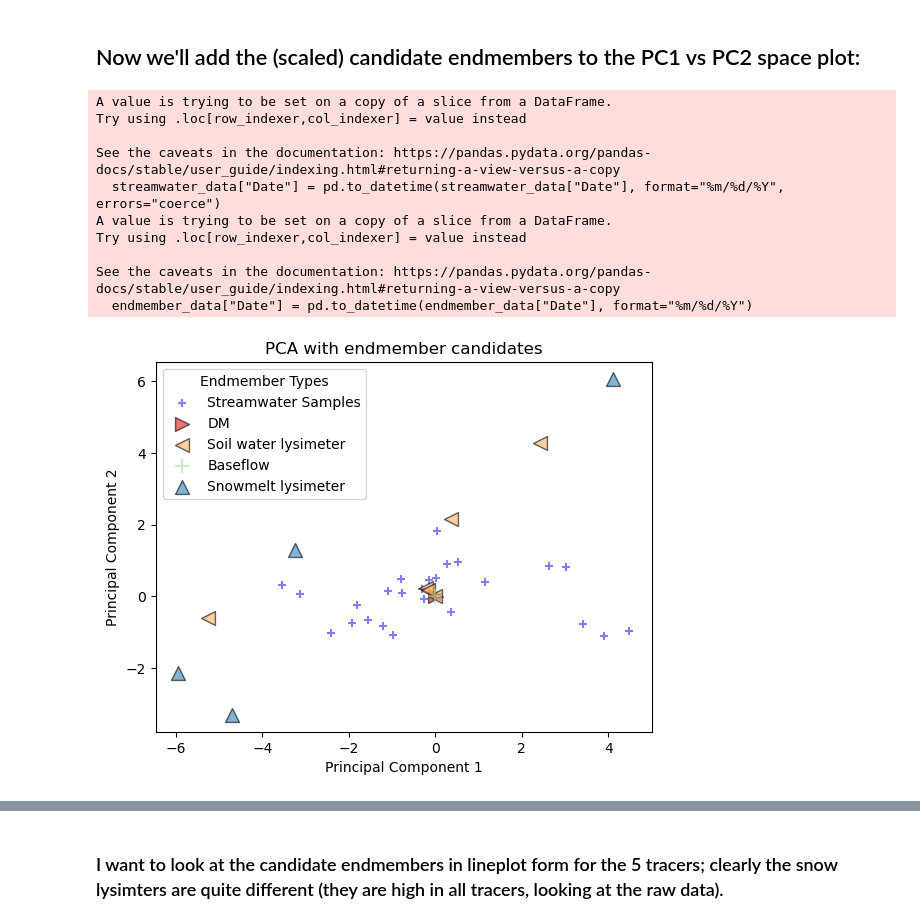
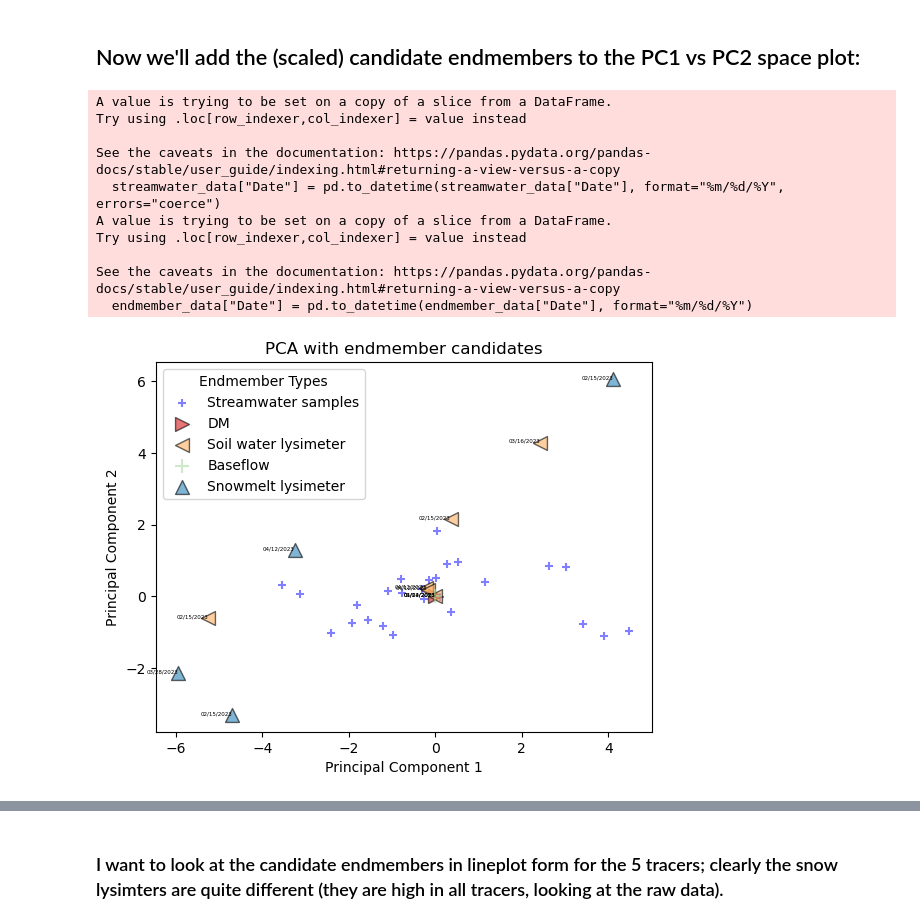
Before and after one commit to MeganEDuffy/EMMA, a Jupyter notebook: EMMA/Hungerford_2023_ISCO_PCA.ipynb, the cells around one changed output, grey strips where cells are left out. Drawn from its saved outputs; the diff is of its cells as text; code cells hidden in the pictures.

Commit message:
added date labels to endmember pcas

```diff
--- a/EMMA/Hungerford_2023_ISCO_PCA.ipynb
+++ b/EMMA/Hungerford_2023_ISCO_PCA.ipynb
@@ -330,35 +330,42 @@ pca_result_endmembers = pca_endmembers.fit_transform(scaled_endmembers)
 
 # Plot streamwater PCA results with blue '+' markers
 plt.scatter(pca_result_streamwater[:, 0], pca_result_streamwater[:, 1], \
-            marker='+', c='blue', alpha=0.5, label='Streamwater Samples')
+            marker='+', c='blue', alpha=0.5, label='Streamwater samples')
 
 # Add a legend for streamwater samples
-handles_streamwater = [plt.Line2D([0], [0], marker='+', color='w', label='Streamwater Samples',
+handles_streamwater = [plt.Line2D([0], [0], marker='+', color='w', label='Streamwater samples',
                                   markerfacecolor='blue', markersize=10)]
 plt.legend(handles=handles_streamwater)
 
 # Plot all potential endmembers with colored markers and different shapes
 for event_type, color in zip(endmember_data['Type'].unique(), ['#d7191c', '#fdae61', '#abdda4', '#2b83ba']):
     indices = endmember_data['Type'] == event_type
-    plt.scatter(pca_result_endmembers[indices, 0], pca_result_endmembers[indices, 1], marker=endmember_markers[event_type],
-                c=color, alpha=0.60, label=event_type, edgecolors="black", s=100)
+    plt.scatter(
+        pca_result_endmembers[indices, 0], pca_result_endmembers[indices, 1],
+        marker=endmember_markers[event_type], c=color, alpha=0.60,
+        label=event_type, edgecolors="black", s=100
+    )
+    # Add text labels for each point with the date
+    for idx, (x, y) in enumerate(zip(pca_result_endmembers[indices, 0], pca_result_endmembers[indices, 1])):
+        date_label = endmember_data.loc[indices].iloc[idx]['Date'].strftime('%m/%d/%Y')
+        plt.text(x, y, date_label, fontsize=4, ha='right', color='black')
 
 # Add a legend for endmember types
 plt.legend(title='Endmember Types')
 
 plt.title('PCA with endmember candidates')
 plt.xlabel('Principal Component 1')
 plt.ylabel('Principal Component 2')
 plt.show()
 # %% [output]
 A value is trying to be set on a copy of a slice from a DataFrame.
 Try using .loc[row_indexer,col_indexer] = value instead
 
 See the caveats in the documentation: https://pandas.pydata.org/pandas-docs/stable/user_guide/indexing.html#returning-a-view-versus-a-copy
   streamwater_data["Date"] = pd.to_datetime(streamwater_data["Date"], format="%m/%d/%Y", errors="coerce")
 A value is trying to be set on a copy of a slice from a DataFrame.
 Try using .loc[row_indexer,col_indexer] = value instead
 
 See the caveats in the documentation: https://pandas.pydata.org/pandas-docs/stable/user_guide/indexing.html#returning-a-view-versus-a-copy
   endmember_data["Date"] = pd.to_datetime(endmember_data["Date"], format="%m/%d/%Y")
-[figure, old version]
+[figure, new version]
```
Also changed, not shown: parts of 4 cells of this notebook, 2 other files.
